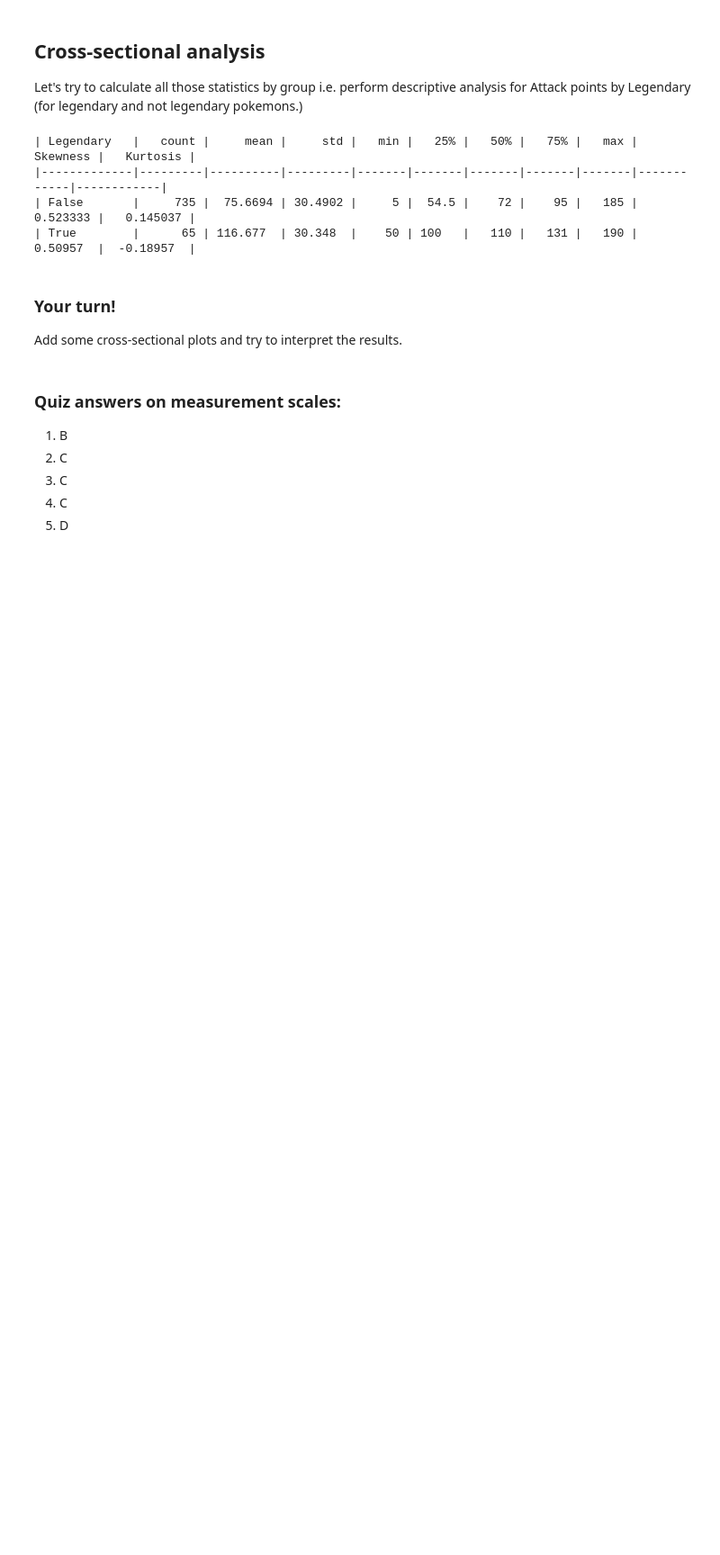
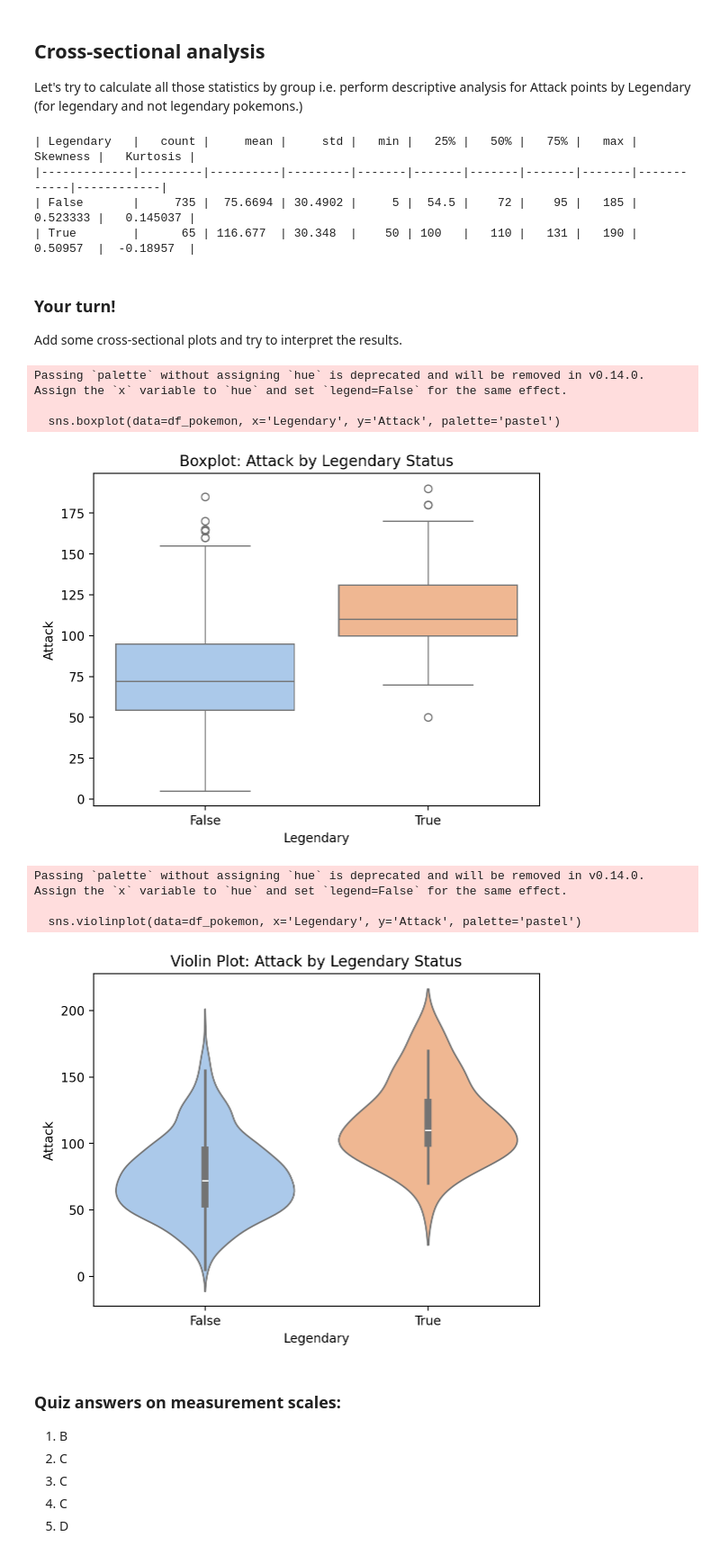
Before and after one commit to si4ch/Python-warriors, a Jupyter notebook: Exercise8.ipynb, the cells around one changed output. Shown at 90% size. Drawn from its saved outputs; the diff is of its cells as text; code cells hidden in the pictures; blank space fills up the shorter version.

```diff
--- a/Exercise8.ipynb
+++ b/Exercise8.ipynb
@@ -1102,7 +1110,28 @@ print(tabulate(grouped_summary, headers='keys', tablefmt='github'))  #summary in
 Add some cross-sectional plots and try to interpret the results.
 # %%
 #10
-# your plots and comments here
+sns.boxplot(data=df_pokemon, x='Legendary', y='Attack', palette='pastel')
+plt.title('Boxplot: Attack by Legendary Status')
+plt.show()
+
+sns.violinplot(data=df_pokemon, x='Legendary', y='Attack', palette='pastel')
+plt.title('Violin Plot: Attack by Legendary Status')
+plt.show()
+
+#Legendary pokemon have a significantly higher median attack
+#The non-legendary group has several high-value outliers stretching up to 185
+#Legendary group shows no outliers meaning their high attack values are standard for their group distribution
+#Violin plot reveals that non-legendary attack stats are heavily concentrated in the lower range (50-70) and right-skewed
+#Legendary attack stats have a wider flatter distribution centered much higher (100-130)
+# %% [output]
+Passing `palette` without assigning `hue` is deprecated and will be removed in v0.14.0. Assign the `x` variable to `hue` and set `legend=False` for the same effect.
+
+  sns.boxplot(data=df_pokemon, x='Legendary', y='Attack', palette='pastel')
+[figure, added]
+Passing `palette` without assigning `hue` is deprecated and will be removed in v0.14.0. Assign the `x` variable to `hue` and set `legend=False` for the same effect.
+
+  sns.violinplot(data=df_pokemon, x='Legendary', y='Attack', palette='pastel')
+[figure, added]
 # %% [markdown]
 ### Quiz answers on measurement scales:
 1. B
```
Also changed, not shown: parts of 11 cells of this notebook.
